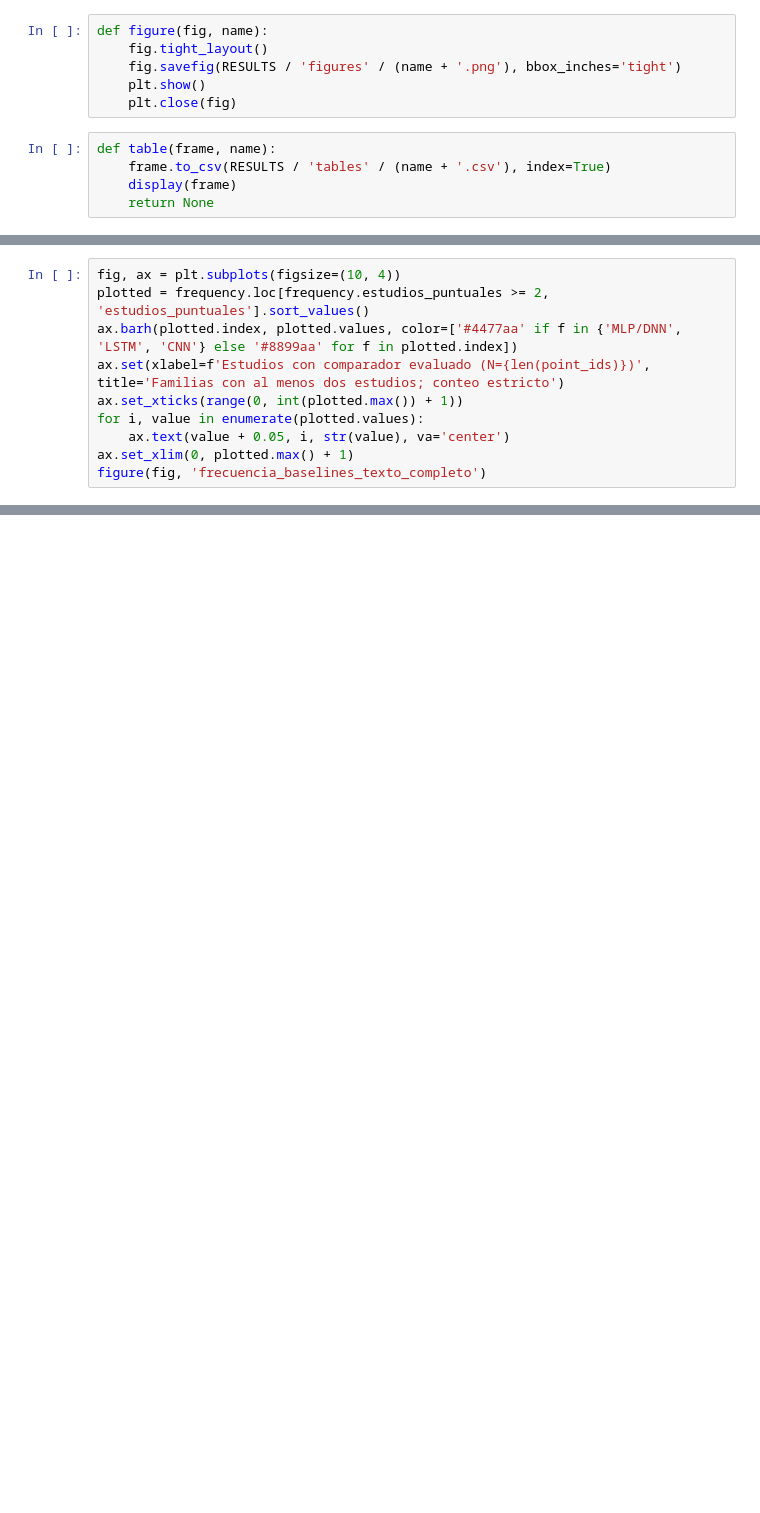
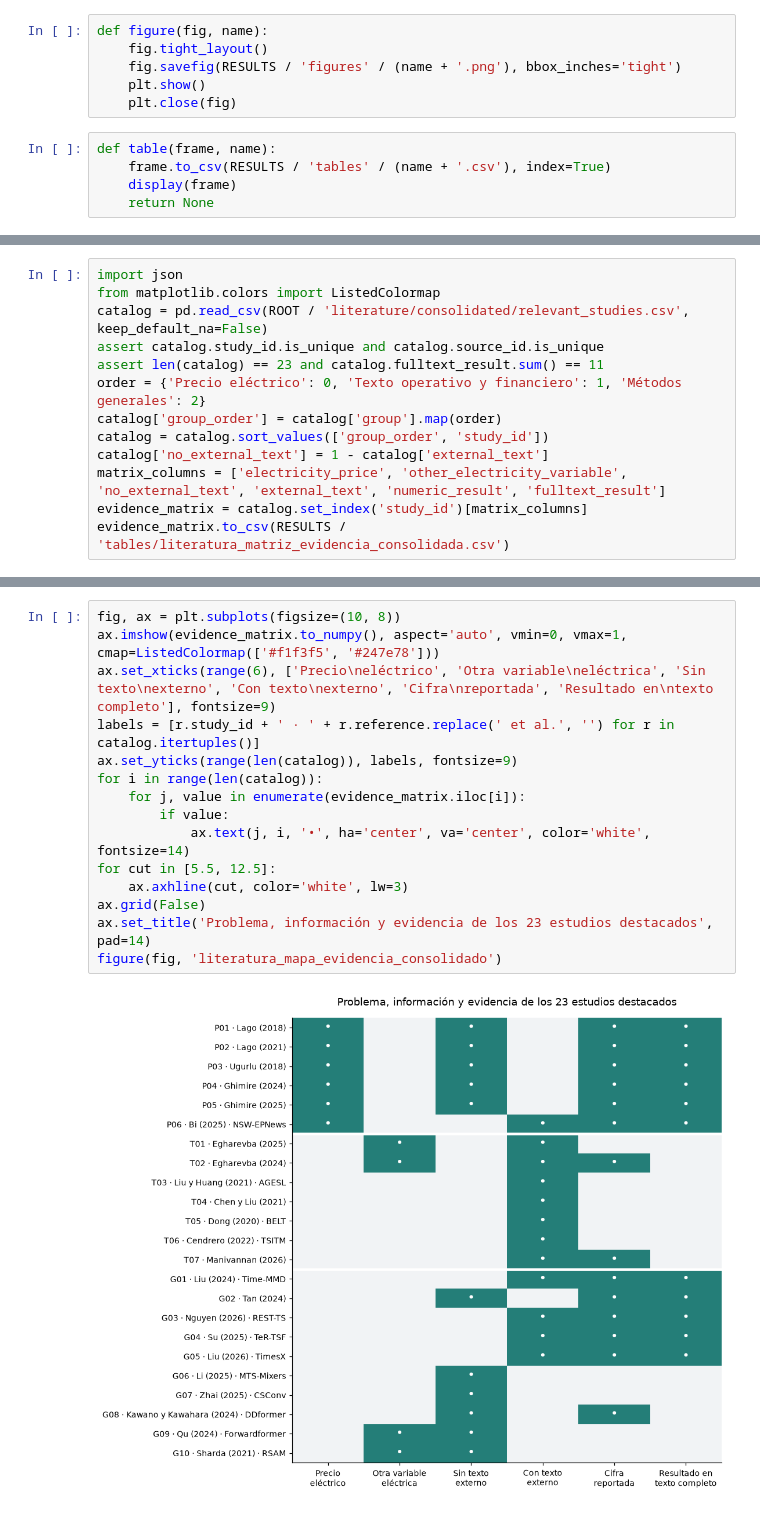
Before and after one commit to Fabian-11037/Time-Series-Project, a Jupyter notebook: book/09_literatura.ipynb, the cells around one changed output, grey strips where cells are left out. Drawn from its saved outputs; the diff is of its cells as text; blank space fills up the shorter version.

Commit message:
Consolida literatura en tablas de modelos resultados y paises

```diff
--- a/book/09_literatura.ipynb
+++ b/book/09_literatura.ipynb
@@ -228,10 +84,0 @@ table(frequency[['estudios_puntuales', 'porcentaje_puntual', 'estudios_puntuales
-# %%
-fig, ax = plt.subplots(figsize=(10, 4))
-plotted = frequency.loc[frequency.estudios_puntuales >= 2, 'estudios_puntuales'].sort_values()
-ax.barh(plotted.index, plotted.values, color=['#4477aa' if f in {'MLP/DNN', 'LSTM', 'CNN'} else '#8899aa' for f in plotted.index])
-ax.set(xlabel=f'Estudios con comparador evaluado (N={len(point_ids)})', title='Familias con al menos dos estudios; conteo estricto')
-ax.set_xticks(range(0, int(plotted.max()) + 1))
-for i, value in enumerate(plotted.values):
-    ax.text(value + 0.05, i, str(value), va='center')
-ax.set_xlim(0, plotted.max() + 1)
-figure(fig, 'frecuencia_baselines_texto_completo')
@@ -590,0 +85,13 @@ decision('Estimar el preprocesamiento y las representaciones con entrenamiento;
+# %%
+import json
+from matplotlib.colors import ListedColormap
+catalog = pd.read_csv(ROOT / 'literature/consolidated/relevant_studies.csv', keep_default_na=False)
+assert catalog.study_id.is_unique and catalog.source_id.is_unique
+assert len(catalog) == 23 and catalog.fulltext_result.sum() == 11
+order = {'Precio eléctrico': 0, 'Texto operativo y financiero': 1, 'Métodos generales': 2}
+catalog['group_order'] = catalog['group'].map(order)
+catalog = catalog.sort_values(['group_order', 'study_id'])
+catalog['no_external_text'] = 1 - catalog['external_text']
+matrix_columns = ['electricity_price', 'other_electricity_variable', 'no_external_text', 'external_text', 'numeric_result', 'fulltext_result']
+evidence_matrix = catalog.set_index('study_id')[matrix_columns]
+evidence_matrix.to_csv(RESULTS / 'tables/literatura_matriz_evidencia_consolidada.csv')
@@ -590,0 +102,17 @@ decision('Estimar el preprocesamiento y las representaciones con entrenamiento;
+# %%
+fig, ax = plt.subplots(figsize=(10, 8))
+ax.imshow(evidence_matrix.to_numpy(), aspect='auto', vmin=0, vmax=1, cmap=ListedColormap(['#f1f3f5', '#247e78']))
+ax.set_xticks(range(6), ['Precio\neléctrico', 'Otra variable\neléctrica', 'Sin texto\nexterno', 'Con texto\nexterno', 'Cifra\nreportada', 'Resultado en\ntexto completo'], fontsize=9)
+labels = [r.study_id + ' · ' + r.reference.replace(' et al.', '') for r in catalog.itertuples()]
+ax.set_yticks(range(len(catalog)), labels, fontsize=9)
+for i in range(len(catalog)):
+    for j, value in enumerate(evidence_matrix.iloc[i]):
+        if value:
+            ax.text(j, i, '•', ha='center', va='center', color='white', fontsize=14)
+for cut in [5.5, 12.5]:
+    ax.axhline(cut, color='white', lw=3)
+ax.grid(False)
+ax.set_title('Problema, información y evidencia de los 23 estudios destacados', pad=14)
+figure(fig, 'literatura_mapa_evidencia_consolidado')
+# %% [output]
+[figure, added]
```
Also changed, not shown: parts of 48 cells of this notebook, 28 other files.
